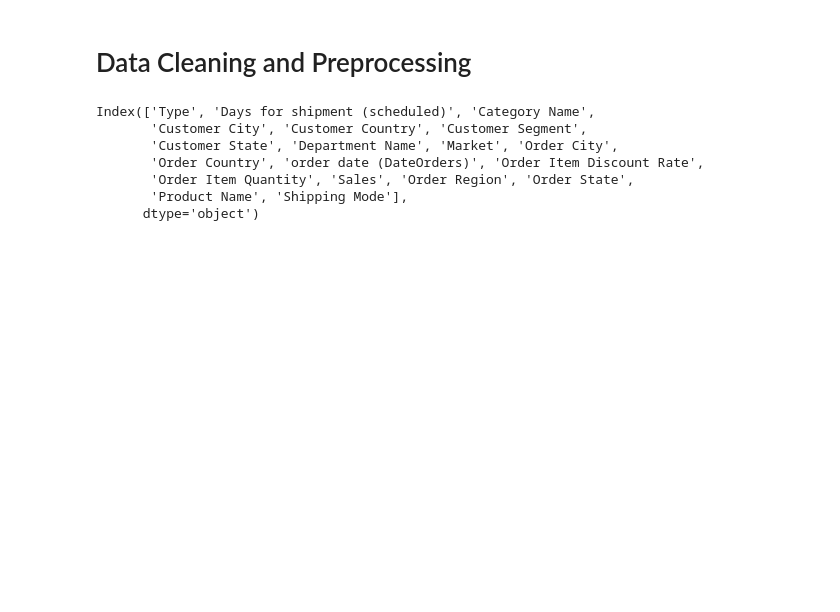
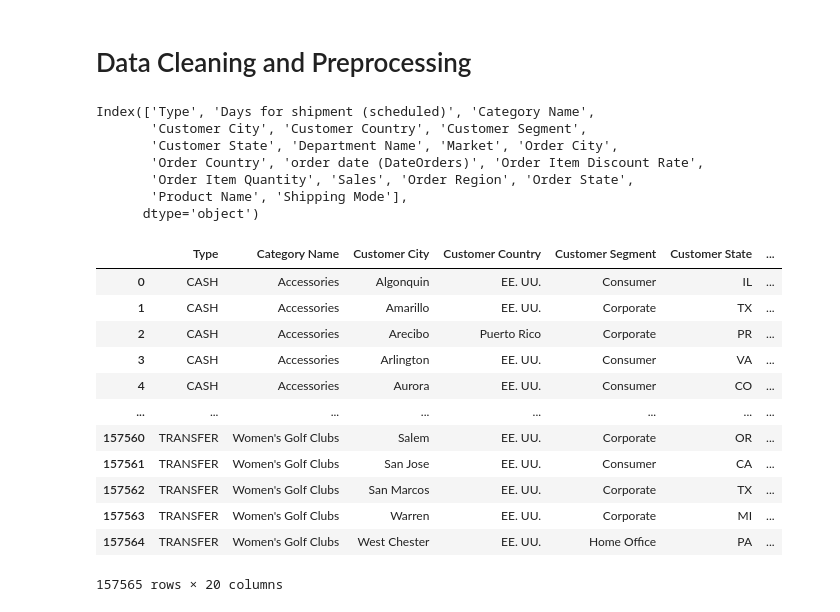
Before and after one commit to McGill-MMA-EnterpriseAnalytics/DataCo_Supply_Chain, a Jupyter notebook: models/demand_forecast/Data_Preprocessing.ipynb, the cells around one changed output. Drawn from its saved outputs; the diff is of its cells as text; code cells hidden in the pictures; blank space fills up the shorter version.

```diff
--- a/models/demand_forecast/Data_Preprocessing.ipynb
+++ b/models/demand_forecast/Data_Preprocessing.ipynb
@@ -35,10 +35,10 @@ categorical_cols = ['Type', 'Category Name', 'Customer City', 'Customer Country'
 # %%
 # Date and Time Features
 supplyChain_clean['order date (DateOrders)'] = pd.to_datetime(supplyChain_clean['order date (DateOrders)'])
-supplyChain_clean['Day of Week'] = supplyChain_clean['order date (DateOrders)'].dt.dayofweek
+#supplyChain_clean['Day of Week'] = supplyChain_clean['order date (DateOrders)'].dt.dayofweek
 supplyChain_clean['Month'] = supplyChain_clean['order date (DateOrders)'].dt.month
 supplyChain_clean['Year'] = supplyChain_clean['order date (DateOrders)'].dt.year
-supplyChain_clean['Week of Year'] = supplyChain_clean['order date (DateOrders)'].dt.isocalendar().week
+#supplyChain_clean['Week of Year'] = supplyChain_clean['order date (DateOrders)'].dt.isocalendar().week
 
 # Assuming supplyChain_clean is your DataFrame
 supplyChain_clean['order date (DateOrders)'] = pd.to_datetime(supplyChain_clean['order date (DateOrders)'])
@@ -48,3 +48,39 @@ supplyChain_clean.sort_values(by='order date (DateOrders)', inplace=True)
 
 # Dropping the 'order date (DateOrders)' column
 supplyChain_clean.drop(columns=['order date (DateOrders)'], inplace=True)
+# %%
+import pandas as pd
+
+# Grouping the data by the specified variables
+grouped_data = supplyChain_clean.groupby(['Type', 'Category Name', 'Customer City', 'Customer Country',
+                                            'Customer Segment', 'Customer State', 'Department Name', 'Market',
+                                            'Order City', 'Order Country', 'Order Region', 'Order State',
+                                            'Product Name', 'Shipping Mode', 'Year', 'Month'])
+
+# Applying aggregation functions to the grouped data
+aggregated_data = grouped_data.agg({
+    # Aggregation functions for each column
+    'Sales': 'sum',
+    'Days for shipment (scheduled)': 'mean',
+    'Order Item Discount Rate': 'mean',
+    'Order Item Quantity': "sum"
+})
+
+# Resetting index to make the DataFrame flat
+aggregated_data.reset_index(inplace=True)
+# %%
+aggregated_data
+# %% [output]
+|  | Type | Category Name | Customer City | Customer Country | Customer Segment | Customer State | ... |
+| 0 | CASH | Accessories | Algonquin | EE. UU. | Consumer | IL | ... |
+| 1 | CASH | Accessories | Amarillo | EE. UU. | Corporate | TX | ... |
+| 2 | CASH | Accessories | Arecibo | Puerto Rico | Corporate | PR | ... |
+| 3 | CASH | Accessories | Arlington | EE. UU. | Consumer | VA | ... |
+| 4 | CASH | Accessories | Aurora | EE. UU. | Consumer | CO | ... |
+| ... | ... | ... | ... | ... | ... | ... | ... |
+| 157560 | TRANSFER | Women's Golf Clubs | Salem | EE. UU. | Corporate | OR | ... |
+| 157561 | TRANSFER | Women's Golf Clubs | San Jose | EE. UU. | Consumer | CA | ... |
+| 157562 | TRANSFER | Women's Golf Clubs | San Marcos | EE. UU. | Corporate | TX | ... |
+| 157563 | TRANSFER | Women's Golf Clubs | Warren | EE. UU. | Corporate | MI | ... |
+| 157564 | TRANSFER | Women's Golf Clubs | West Chester | EE. UU. | Home Office | PA | ... |
+157565 rows × 20 columns
```
Also changed, not shown: parts of 5 cells of this notebook.
